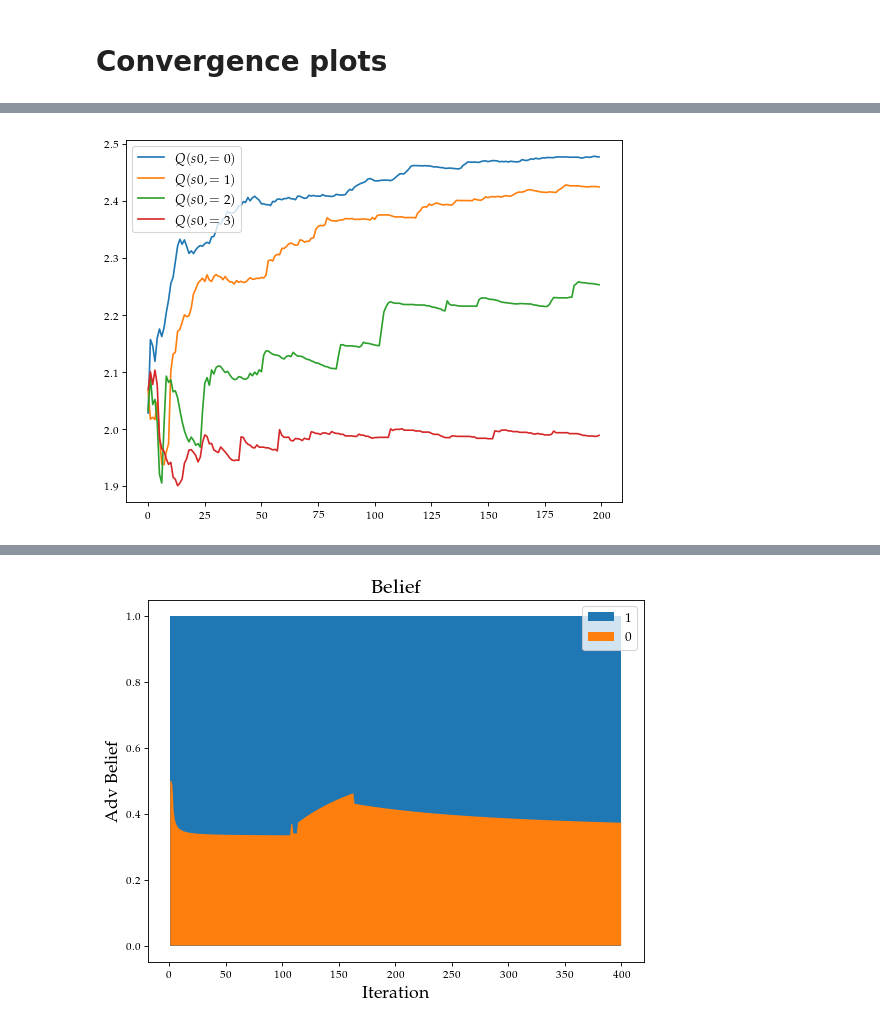
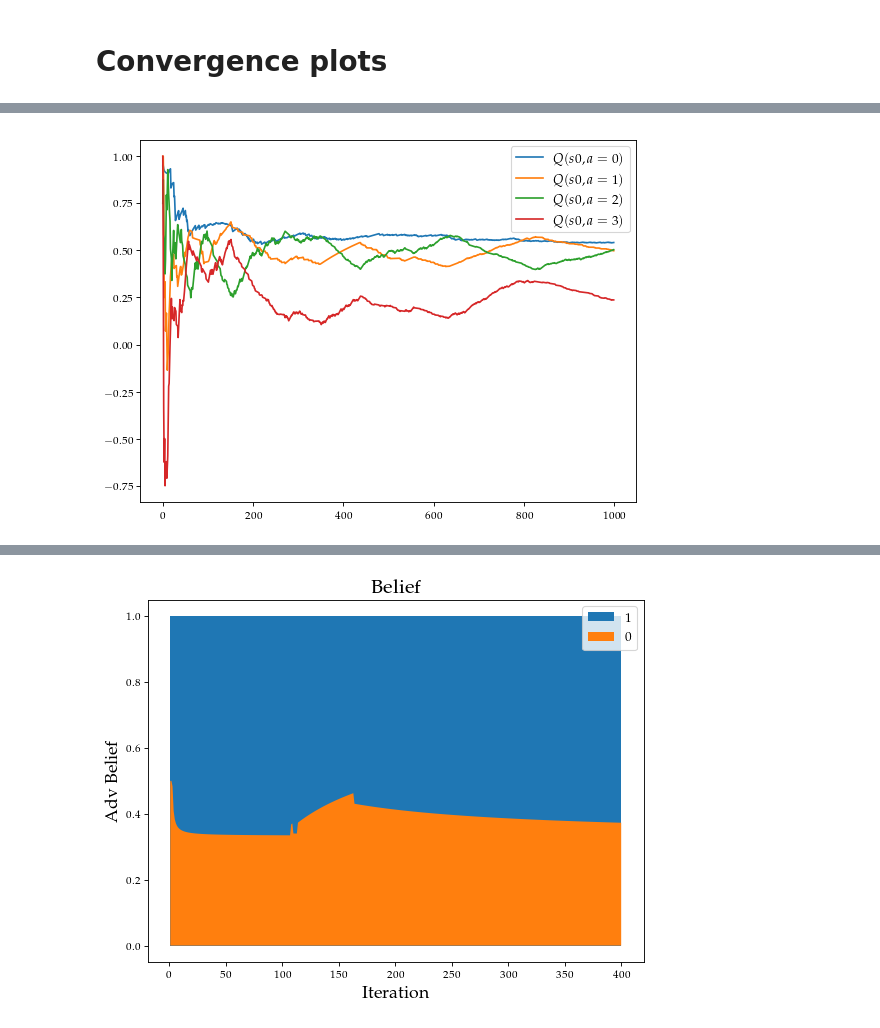
Before and after one commit to ShogoAkiyama/risk-sensitive-mcts, a Jupyter notebook: N-Pull Bandit Experiments.ipynb, the cells around one changed output, grey strips where cells are left out. Saved outputs shown, nothing was run; the diff lists cells and outputs as text; code cells hidden in the pictures.

Commit message:
fixed a lot of bugs. things are performing as expected for both sparse sampling agents

```diff
--- a/N-Pull Bandit Experiments.ipynb
+++ b/N-Pull Bandit Experiments.ipynb
@@ -108,19 +139,23 @@ br_belief_curves = []
 avg_belief_curves = []
 agent_value_curves = []
 adv_value_curves = []
+model_value_curves = []
 Q_val_curves = []
 final_q_vals = []
 final_n_vals = []
 for i, alpha in enumerate(alpha_vals):
-    agent = RiskAverseMCTS(mdps, belief, max_depth=4,
-                               alpha=alpha, max_r=2., n_iter=200, K=50, n_burn_in=0  )
+#     agent = RiskAverseMCTS(mdps, belief, max_depth=4,
+#                                alpha=alpha, max_r=2., n_iter=500, K=50, n_burn_in=0  )
+    agent = RiskAverseSparseSampler(mdps, belief, max_depth=4,
+                               alpha=alpha, max_r=2., n_iter=1000, K=1, n_burn_in=0, c=1  )
     s0 = mdps[0].reset()
-    agent.MCTS(s0)
+    agent.plan(s0)
     belief_curves.append(deepcopy(agent.adv_dists))
     br_belief_curves.append(deepcopy(agent.adv_brs))
     avg_belief_curves.append(deepcopy(agent.adv_avg))
     agent_value_curves.append(deepcopy(agent.agent_est_value))
     adv_value_curves.append(deepcopy(agent.adv_est_value))
     Q_val_curves.append(deepcopy(agent.agent_Q_vals))
+    model_value_curves.append(deepcopy(agent.model_value_history))
     final_q_vals.append( [agent.Qha[(s0,a)] for a in mdps[0].action_space(s0)] )
-    final_n_vals.append( [agent.Wha[(s0,a)] for a in mdps[0].action_space(s0)] )
+    final_n_vals.append( [agent.Wha_br[(s0,a)] for a in mdps[0].action_space(s0)] )
@@ -126,0 +186,26 @@ for i, alpha in enumerate(alpha_vals):
+# %%
+mkv_belief_curves = []
+mkv_br_belief_curves = []
+mkv_avg_belief_curves = []
+mkv_agent_value_curves = []
+mkv_adv_value_curves = []
+mkv_model_value_curves = []
+mkv_Q_val_curves = []
+mkv_final_q_vals = []
+mkv_final_n_vals = []
+for i, alpha in enumerate(alpha_vals):
+#     agent = RiskAverseMCTS(mdps, belief, max_depth=4,
+#                                alpha=alpha, max_r=2., n_iter=500, K=50, n_burn_in=0  )
+    mkv_agent = RiskAverseMarkovAgent(mdps, belief, max_depth=4,
+                               alpha=alpha, max_r=2., n_iter=1000, K=1, n_burn_in=0, c=1  )
+    s0 = mdps[0].reset()
+    mkv_agent.plan(s0)
+    mkv_belief_curves.append(deepcopy(mkv_agent.adv_dists))
+    mkv_br_belief_curves.append(deepcopy(mkv_agent.adv_brs))
+    mkv_avg_belief_curves.append(deepcopy(mkv_agent.adv_avg))
+    mkv_agent_value_curves.append(deepcopy(mkv_agent.agent_est_value))
+    mkv_adv_value_curves.append(deepcopy(mkv_agent.adv_est_value))
+    mkv_Q_val_curves.append(deepcopy(mkv_agent.agent_Q_vals))
+    mkv_model_value_curves.append(deepcopy(mkv_agent.model_value_history))
+    mkv_final_q_vals.append( [mkv_agent.Qsta[(s0,0,a)] for a in mdps[0].action_space(s0)] )
+    mkv_final_n_vals.append( [mkv_agent.Wsta_br[(s0,0,a)] for a in mdps[0].action_space(s0)] )
@@ -155,10 +274,10 @@ plt.show()
 # %%
-alpha_i = 2
+alpha_i = 0
 np_Q_vals = np.array(Q_val_curves)
 plt.figure(num=None, figsize=(8, 6), dpi=80, facecolor='w', edgecolor='k')
 for i in mdps[0].action_space(0):
-    plt.plot(np_Q_vals[alpha_i,:,i], label=(r"$Q(s0,="+str(i)+r")$"))
+    plt.plot(np_Q_vals[alpha_i,:,i], label=(r"$Q(s0,a ="+str(i)+r")$"))
 plt.legend(fontsize=12)
 plt.show()
 # %% [output]
-[figure, old version]
+[figure, new version]
```
Also changed, not shown: parts of 21 cells of this notebook, 10 other files.
